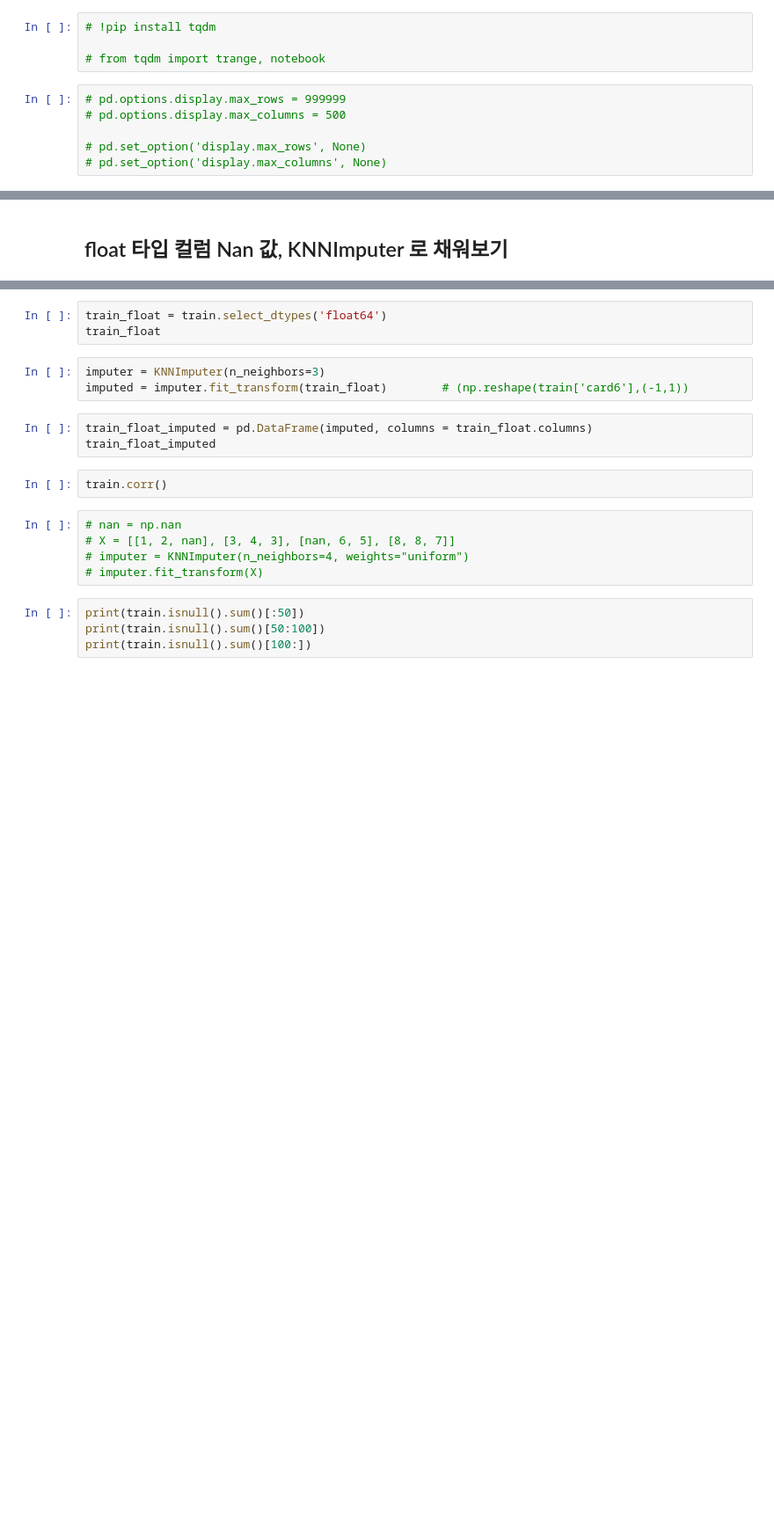
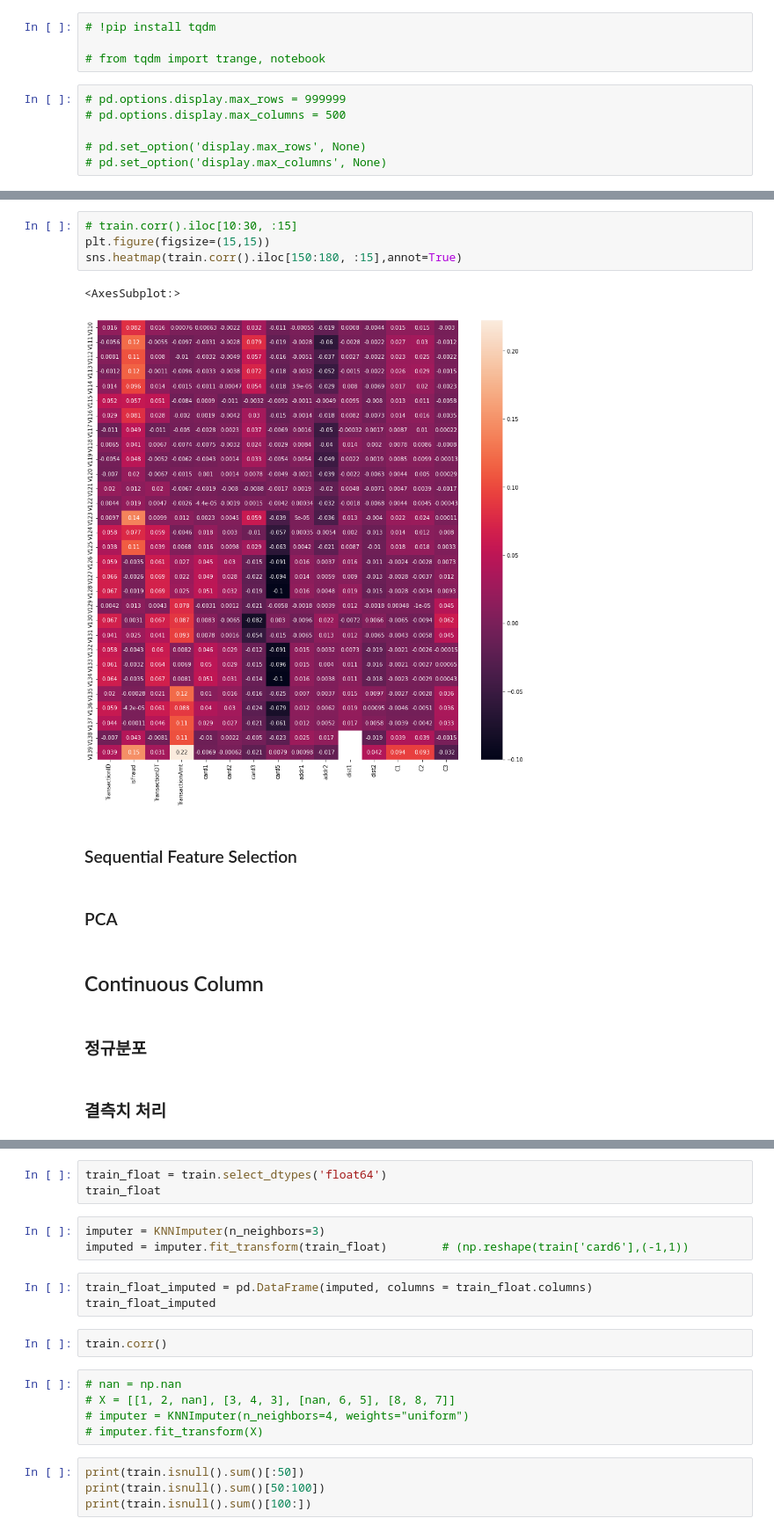
Before and after one commit to lhshs/2022_YDS2, a Jupyter notebook: MLproject_jupyter.ipynb, the cells around one changed output, grey strips where cells are left out. Shown at 88% size. Drawn from its saved outputs; the diff is of its cells as text; blank space fills up the shorter version.

```diff
--- a/MLproject_jupyter.ipynb
+++ b/MLproject_jupyter.ipynb
@@ -175,2 +336,17 @@ train.iloc[:, 300:400].info()
+# %%
+# train.corr().iloc[10:30, :15]
+plt.figure(figsize=(15,15))
+sns.heatmap(train.corr().iloc[150:180, :15],annot=True)
+# %% [output]
+<AxesSubplot:>
+[figure, added]
+# %% [markdown]
+### Sequential Feature Selection
+# %% [markdown]
+### PCA
 # %% [markdown]
-   ## float 타입 컬럼 Nan 값, KNNImputer 로 채워보기
+## Continuous Column
+# %% [markdown]
+### 정규분포
+# %% [markdown]
+### 결측치 처리
```
Also changed, not shown: parts of 36 cells of this notebook.
